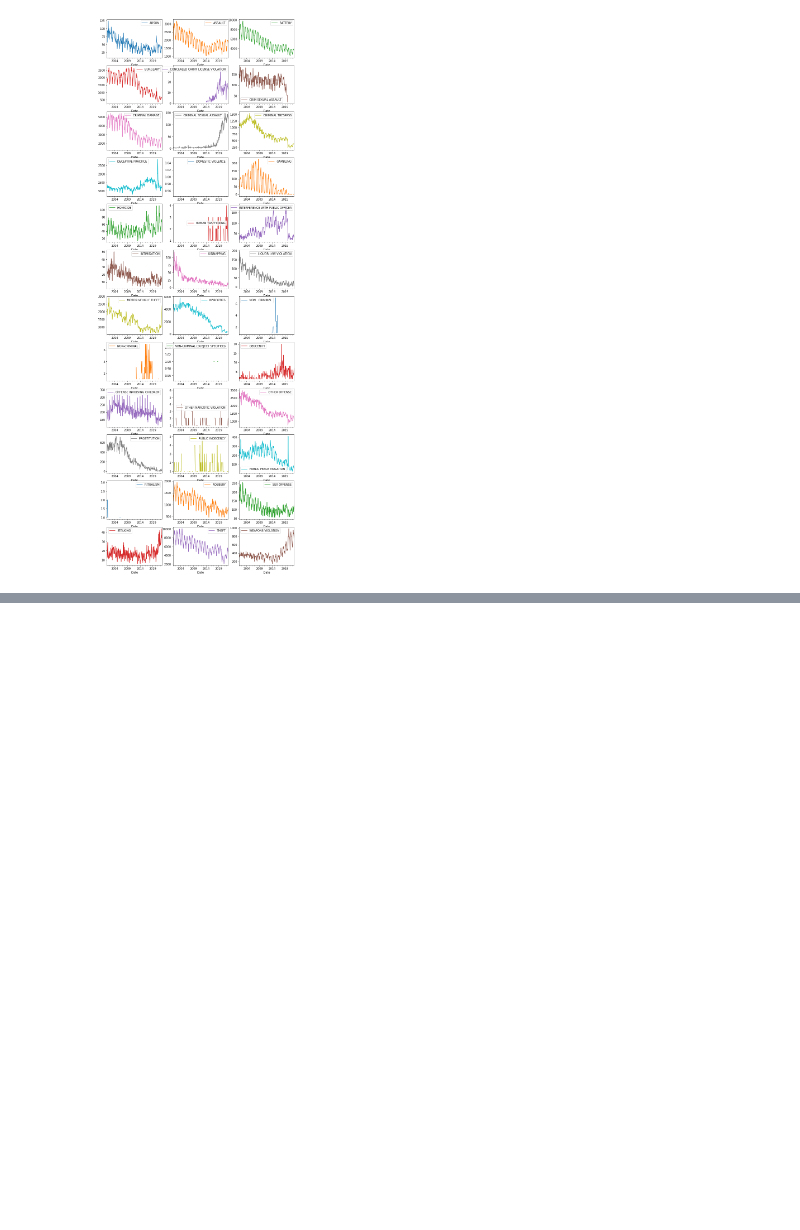
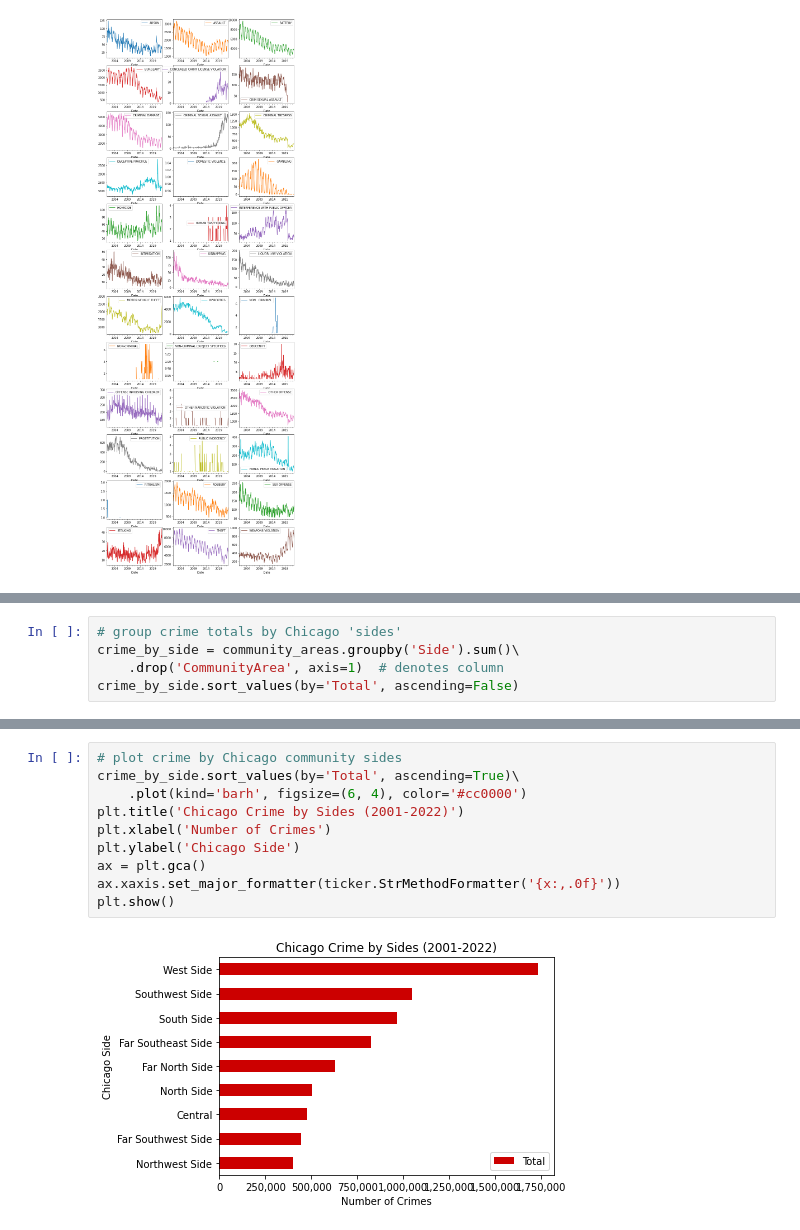
Before and after one commit to RandomFractals/chicago-crimes, a Jupyter notebook: notebooks/chicago-crimes-pandas.ipynb, the cells around one changed output, grey strips where cells are left out. Saved outputs shown, nothing was run; the diff lists cells and outputs as text; blank space fills up the shorter version.

```diff
--- a/notebooks/chicago-crimes-pandas.ipynb
+++ b/notebooks/chicago-crimes-pandas.ipynb
@@ -388,0 +481,5 @@ plt.show()
+# %%
+# group crime totals by Chicago 'sides'
+crime_by_side = community_areas.groupby('Side').sum()\
+    .drop('CommunityArea', axis=1)  # denotes column
+crime_by_side.sort_values(by='Total', ascending=False)
@@ -388,0 +498,12 @@ plt.show()
+# %%
+# plot crime by Chicago community sides
+crime_by_side.sort_values(by='Total', ascending=True)\
+    .plot(kind='barh', figsize=(6, 4), color='#cc0000')
+plt.title('Chicago Crime by Sides (2001-2022)')
+plt.xlabel('Number of Crimes')
+plt.ylabel('Chicago Side')
+ax = plt.gca()
+ax.xaxis.set_major_formatter(ticker.StrMethodFormatter('{x:,.0f}'))
+plt.show()
+# %% [output]
+[figure, added]
```
Also changed, not shown: parts of 7 cells of this notebook.
